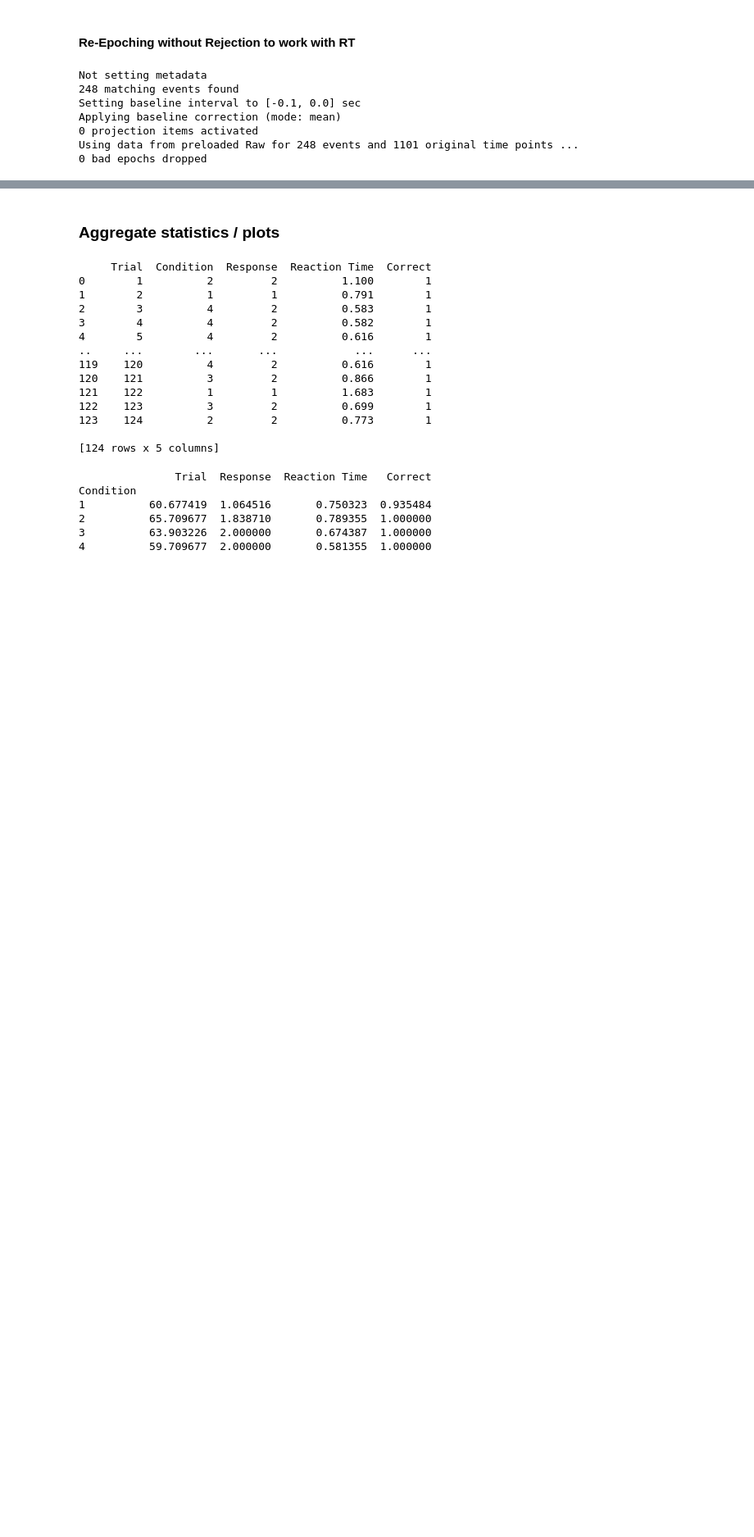
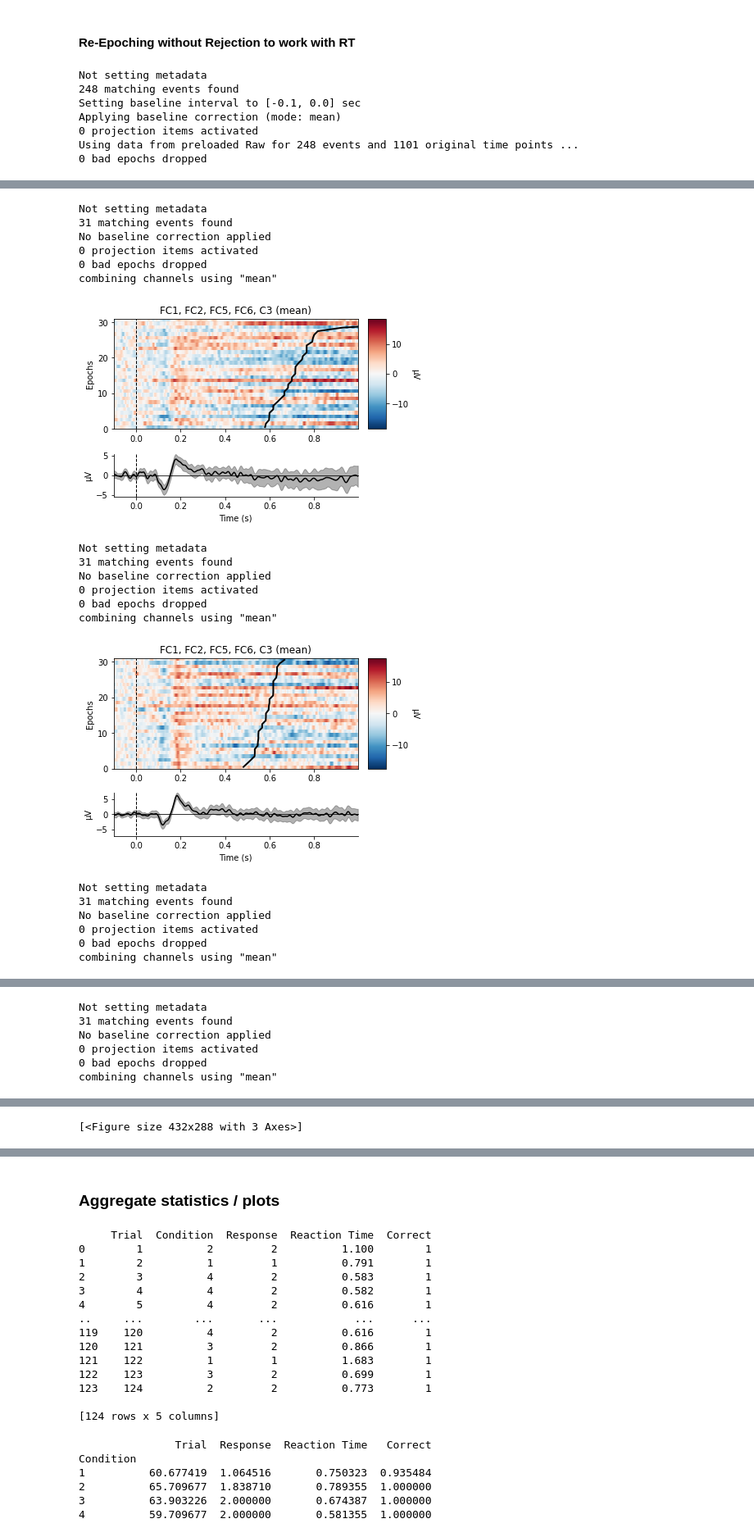
Before and after one commit to MinaAlmasi/neuro_exam, a Jupyter notebook: EEG_OWN_PREPROCESSING.ipynb, the cells around one changed output, grey strips where cells are left out. Shown at 82% size. Saved outputs shown, nothing was run; the diff lists cells and outputs as text; code cells hidden in the pictures; blank space fills up the shorter version.

```diff
--- a/EEG_OWN_PREPROCESSING.ipynb
+++ b/EEG_OWN_PREPROCESSING.ipynb
@@ -518,0 +545,27 @@ No baseline correction applied
+# %%
+# plotting the FC-channels
+real_epochs_unreject.plot_image(picks=['FC1', 'FC2', 'FC5', 'FC6', 'C3'], overlay_times = overlay_real, order = order_real, combine = 'mean')
+foreign_epochs_unreject.plot_image(picks=['FC1', 'FC2', 'FC5', 'FC6', 'C3'], overlay_times = overlay_foreign, order = order_foreign, combine = 'mean')
+cs_epochs_unreject.plot_image(picks=['FC1', 'FC2', 'FC5', 'FC6', 'C3'], overlay_times = overlay_cs, order = order_cs, combine = 'mean')
+fs_epochs_unreject.plot_image(picks=['FC1', 'FC2', 'FC5', 'FC6', 'C3'], overlay_times = overlay_fs, order = order_fs, combine = 'mean')
+# %% [output]
+Not setting metadata
+31 matching events found
+No baseline correction applied
+0 projection items activated
+0 bad epochs dropped
+combining channels using "mean"
+[figure, added]
+Not setting metadata
+31 matching events found
+No baseline correction applied
+0 projection items activated
+0 bad epochs dropped
+combining channels using "mean"
+[figure, added]
+Not setting metadata
+31 matching events found
+No baseline correction applied
+0 projection items activated
+0 bad epochs dropped
+combining channels using "mean"
@@ -518,0 +573,6 @@ No baseline correction applied
+Not setting metadata
+31 matching events found
+No baseline correction applied
+0 projection items activated
+0 bad epochs dropped
+combining channels using "mean"
@@ -518,0 +580 @@ No baseline correction applied
+[<Figure size 432x288 with 3 Axes>]
```
Also changed, not shown: parts of 10 cells of this notebook, 1 other file.
